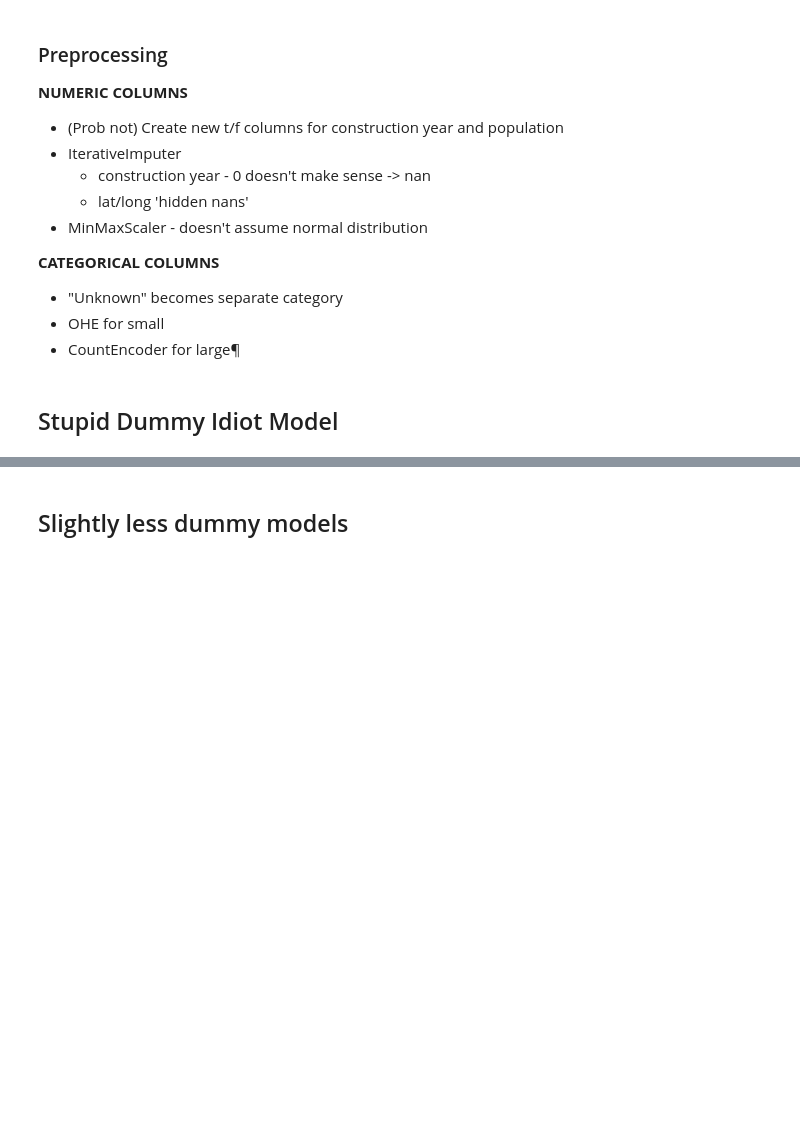
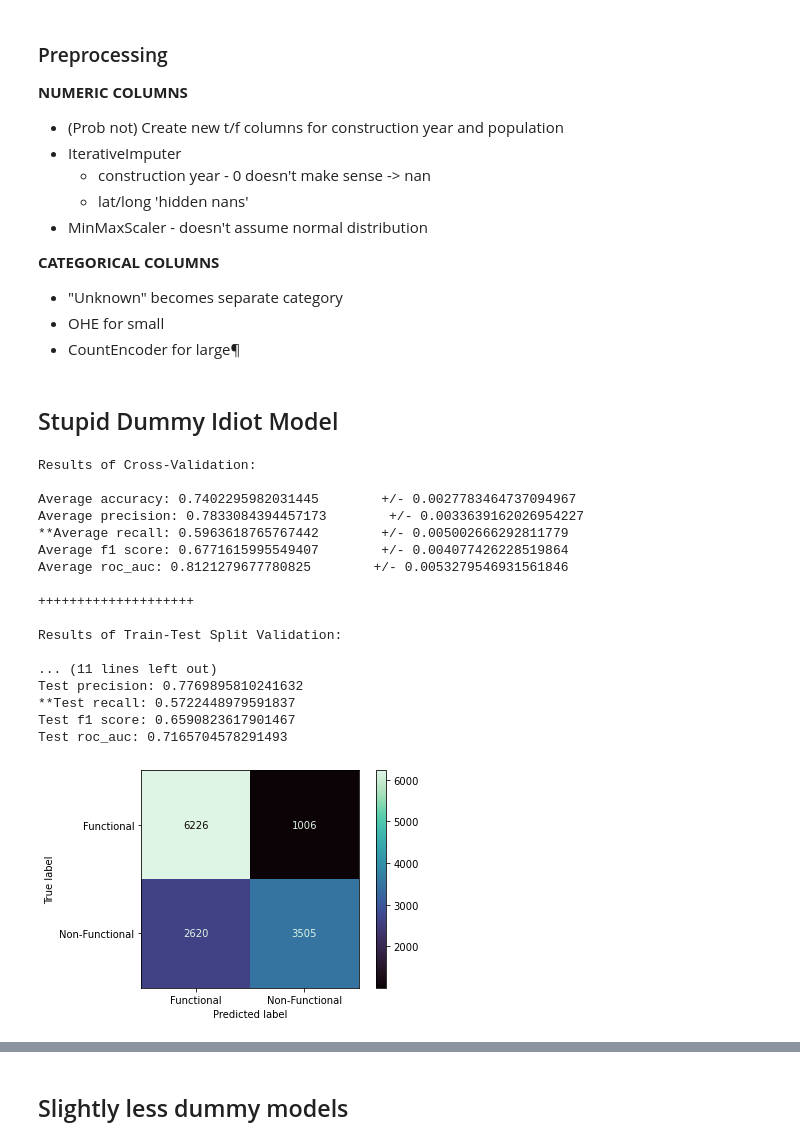
Before and after one commit to NicholasIndorf/TanzanianWaterWells, a Jupyter notebook: notebooks/Alex/Modeling_AJM.ipynb, the cells around one changed output, grey strips where cells are left out. Saved outputs shown, nothing was run; the diff lists cells and outputs as text; code cells hidden in the pictures; blank space fills up the shorter version.

```diff
--- a/notebooks/Alex/Modeling_AJM.ipynb
+++ b/notebooks/Alex/Modeling_AJM.ipynb
@@ -165,10 +165,29 @@ preprocessor = ColumnTransformer(transformers=[
 # %%
 logreg = Pipeline(steps=[
     ('preprocessor', preprocessor),
     ('classifier', LogisticRegression(random_state=396, max_iter=1000))
 ])
 
-evaluate(logreg, X_train, X_test, y_train, y_test, cross_val=True, cv=5)
+evaluate(logreg, X_train, X_test, y_train, y_test, cv=5, grid_search=False)
+# %% [output]
+Results of Cross-Validation:
+
+Average accuracy: 0.7402295982031445        +/- 0.0027783464737094967
+Average precision: 0.7833084394457173        +/- 0.0033639162026954227
+**Average recall: 0.5963618765767442        +/- 0.005002666292811779
+Average f1 score: 0.6771615995549407        +/- 0.004077426228519864
+Average roc_auc: 0.8121279677780825        +/- 0.0053279546931561846
+
+++++++++++++++++++++
+
+Results of Train-Test Split Validation:
+
+... (11 lines left out)
+Test precision: 0.7769895810241632
+**Test recall: 0.5722448979591837
+Test f1 score: 0.6590823617901467
+Test roc_auc: 0.7165704578291493
+[figure, added]
 # %%
 dt = Pipeline(steps=[
     ('preprocessor', preprocessor),
```
Also changed, not shown: parts of 24 cells of this notebook, 5 other files.
